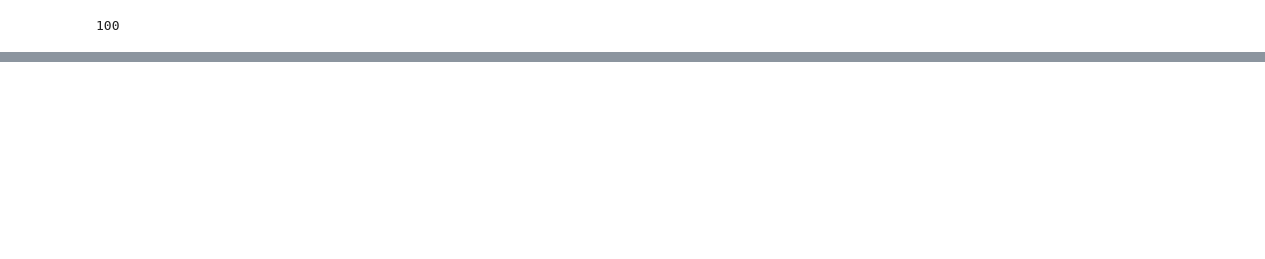
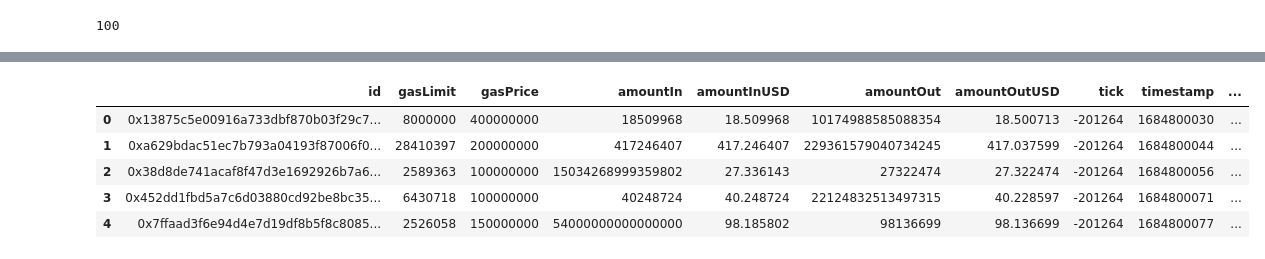
Before and after one commit to zhant09/uniswap-v3-analysis, a Jupyter notebook: notebooks/fetch_pool_data.ipynb, the cells around one changed output, grey strips where cells are left out. Cells and saved outputs as stored; diff of their text form; code cells hidden in the pictures; blank space fills up the shorter version.

Commit message:
data augmentation

```diff
--- a/notebooks/fetch_pool_data.ipynb
+++ b/notebooks/fetch_pool_data.ipynb
@@ -160,5 +160,11 @@ from datetime import datetime
 from utils import utils
 
 
-start_timestamp = utils.date_to_utc_timestamp(datetime(2023, 5, 23, 0, 0))
-end_timestamp = utils.date_to_utc_timestamp(datetime(2023, 5, 28, 0, 0))
+start_timestamp = utils.date_to_utc_timestamp(datetime(2023, 5, 28, 0, 0))
+end_timestamp = utils.date_to_utc_timestamp(datetime(2023, 5, 30, 0, 0))
+# %%
+import pandas as pd
+
+arb_uniswap_df = pd.read_csv("../data/arb_swap_0523_0528.csv")
+id_list = arb_uniswap_df["id"].tolist()
+print(id_list[0])
@@ -216,7 +224,7 @@ print(len(response["swaps"]))
 100
 # %%
 result = response['swaps']
-id_set = set()
+id_set = set(id_list)
 print_set = set()
 PRINT_GAP = 1000
 
@@ -281,21 +289,29 @@ Current time:  2023-05-27 21:14:00+00:00
 # %%
 import pandas as pd
 from copy import deepcopy
 
 
 arb_result = deepcopy(result)
 for item in arb_result:
     item["transaction"] = item["id"]
     item["trader"] = item["account"]["id"]
     item["traderPositionCount"] = item["account"]["positionCount"]
     item["traderOpenPositionCount"] = item["account"]["openPositionCount"]
     item["traderClosedPositionCount"] = item["account"]["closedPositionCount"]
     item["traderDepositCount"] = item["account"]["depositCount"]
     item["traderWithdrawCount"] = item["account"]["withdrawCount"]
     item["traderSwapCount"] = item["account"]["swapCount"]
     item["tokenIn"] = item["tokenIn"]["symbol"]
     item["tokenOut"] = item["tokenOut"]["symbol"]
     item.pop("account")
 
-arb_uniswap_df = pd.DataFrame(arb_result)
-arb_uniswap_df.to_csv("../data/arb_swap_0523_0528.csv", index=False)
+arb_uniswap_df1 = pd.DataFrame(arb_result)
+df = pd.concat([arb_uniswap_df, arb_uniswap_df1])
+df.head()
+# %% [output]
+|  | id | gasLimit | gasPrice | amountIn | amountInUSD | amountOut | amountOutUSD | tick | timestamp | ... |
+| 0 | 0x13875c5e00916a733dbf870b03f29c7... | 8000000 | 400000000 | 18509968 | 18.509968 | 10174988585088354 | 18.500713 | -201264 | 1684800030 | ... |
+| 1 | 0xa629bdac51ec7b793a04193f87006f0... | 28410397 | 200000000 | 417246407 | 417.246407 | 229361579040734245 | 417.037599 | -201264 | 1684800044 | ... |
+| 2 | 0x38d8de741acaf8f47d3e1692926b7a6... | 2589363 | 100000000 | 15034268999359802 | 27.336143 | 27322474 | 27.322474 | -201264 | 1684800056 | ... |
+| 3 | 0x452dd1fbd5a7c6d03880cd92be8bc35... | 6430718 | 100000000 | 40248724 | 40.248724 | 22124832513497315 | 40.228597 | -201264 | 1684800071 | ... |
+| 4 | 0x7ffaad3f6e94d4e7d19df8b5f8c8085... | 2526058 | 150000000 | 54000000000000000 | 98.185802 | 98136699 | 98.136699 | -201264 | 1684800077 | ... |
```
Also changed, not shown: parts of 7 cells of this notebook.
